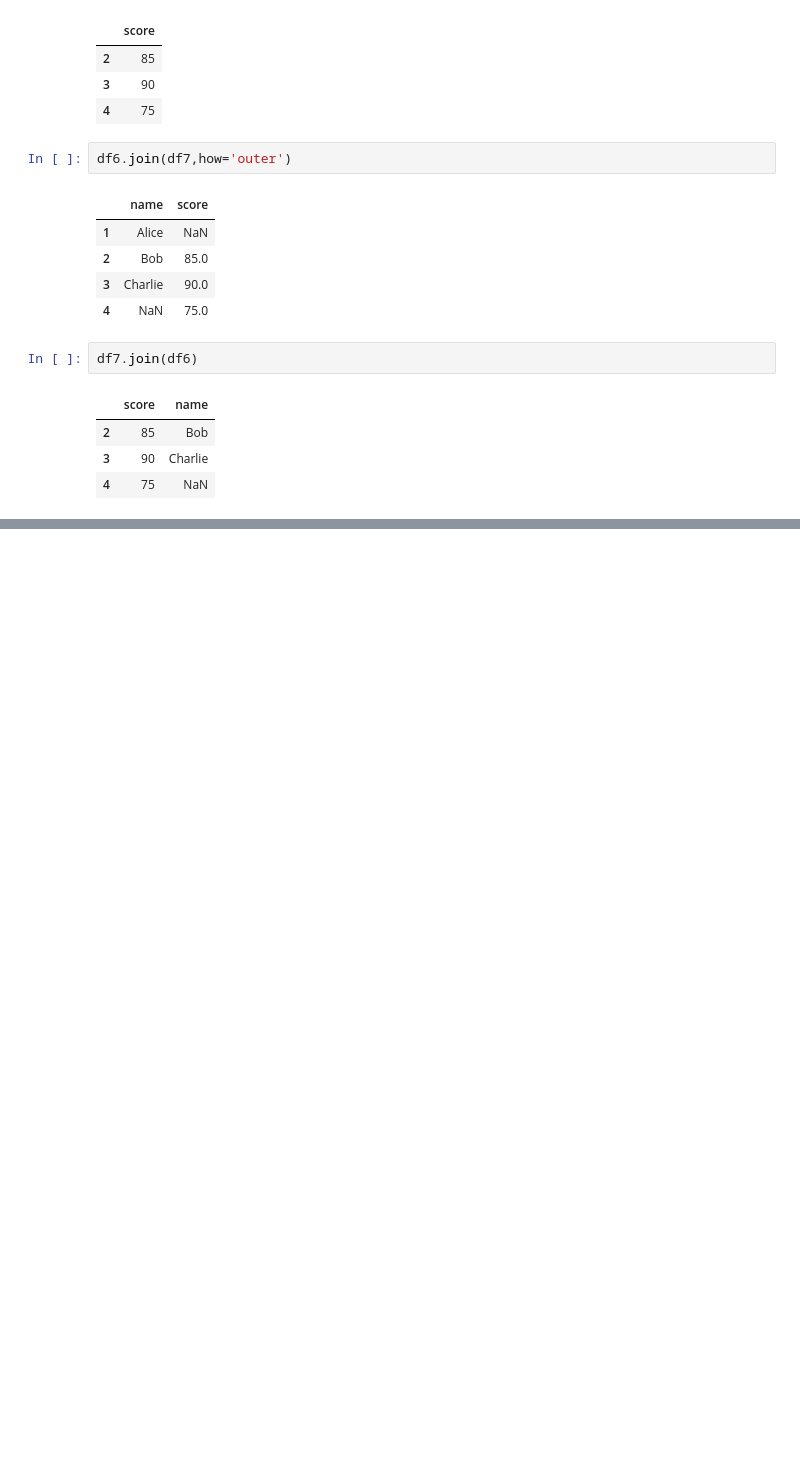
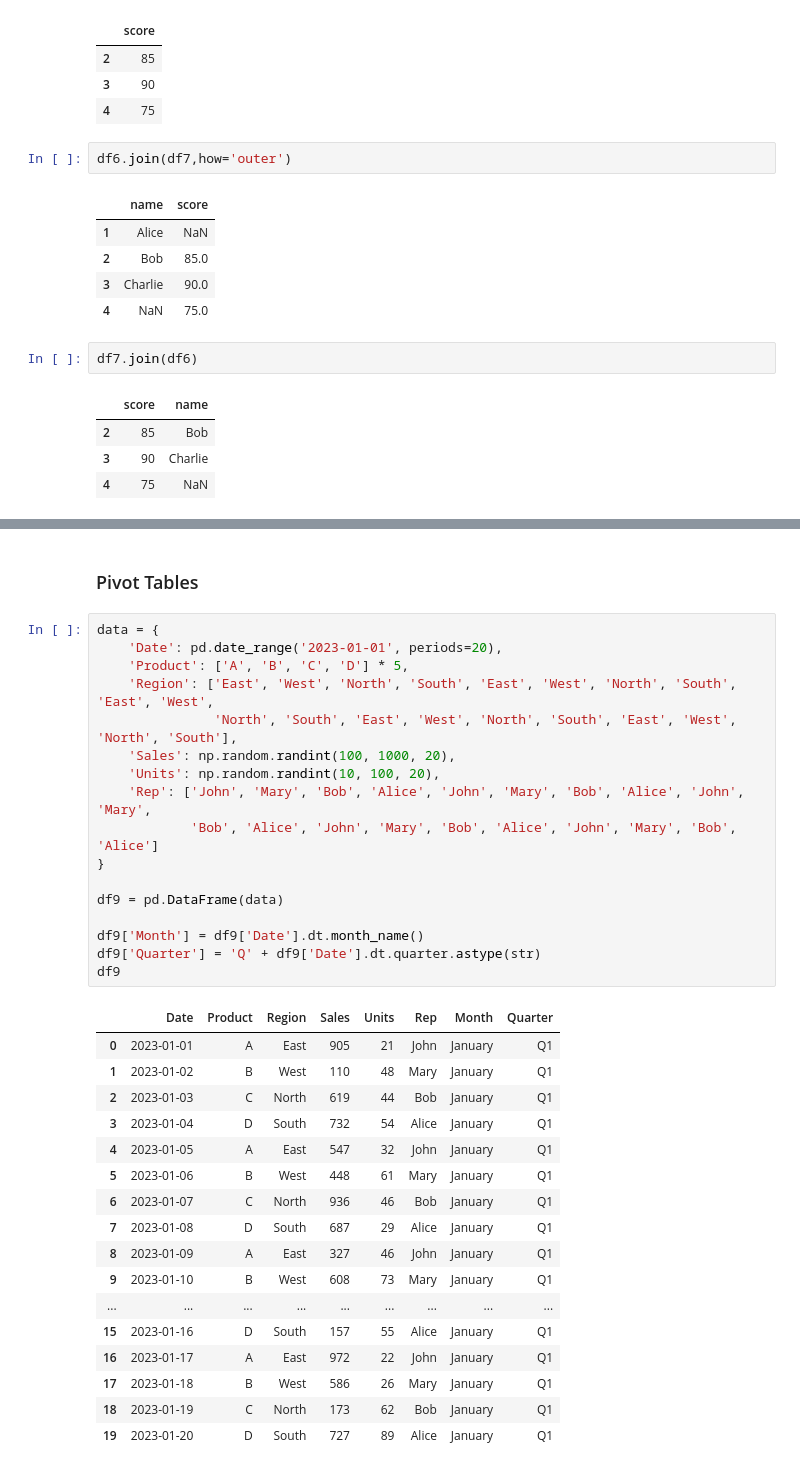
Before and after one commit to nishita-esrat/machine-learning, a Jupyter notebook: pandas/pandas.ipynb, the cells around one changed output, grey strips where cells are left out. Drawn from its saved outputs; the diff is of its cells as text; blank space fills up the shorter version.

Commit message:
GroupBy , Aggregation , Pivot Tables , Cross Tabs,DataFrames Basic Operations,DataFrames Applying Functions

```diff
--- a/pandas/pandas.ipynb
+++ b/pandas/pandas.ipynb
@@ -539,0 +652,37 @@ df7.join(df6)
+# %% [markdown]
+### Pivot Tables
+# %%
+data = {
+    'Date': pd.date_range('2023-01-01', periods=20),
+    'Product': ['A', 'B', 'C', 'D'] * 5,
+    'Region': ['East', 'West', 'North', 'South', 'East', 'West', 'North', 'South', 'East', 'West',
+               'North', 'South', 'East', 'West', 'North', 'South', 'East', 'West', 'North', 'South'],
+    'Sales': np.random.randint(100, 1000, 20),
+    'Units': np.random.randint(10, 100, 20),
+    'Rep': ['John', 'Mary', 'Bob', 'Alice', 'John', 'Mary', 'Bob', 'Alice', 'John', 'Mary',
+            'Bob', 'Alice', 'John', 'Mary', 'Bob', 'Alice', 'John', 'Mary', 'Bob', 'Alice']
+}
+
+df9 = pd.DataFrame(data)
+
+df9['Month'] = df9['Date'].dt.month_name()
+df9['Quarter'] = 'Q' + df9['Date'].dt.quarter.astype(str)
+df9
+# %% [output]
+|  | Date | Product | Region | Sales | Units | Rep | Month | Quarter |
+| 0 | 2023-01-01 | A | East | 905 | 21 | John | January | Q1 |
+| 1 | 2023-01-02 | B | West | 110 | 48 | Mary | January | Q1 |
+| 2 | 2023-01-03 | C | North | 619 | 44 | Bob | January | Q1 |
+| 3 | 2023-01-04 | D | South | 732 | 54 | Alice | January | Q1 |
+| 4 | 2023-01-05 | A | East | 547 | 32 | John | January | Q1 |
+| 5 | 2023-01-06 | B | West | 448 | 61 | Mary | January | Q1 |
+| 6 | 2023-01-07 | C | North | 936 | 46 | Bob | January | Q1 |
+| 7 | 2023-01-08 | D | South | 687 | 29 | Alice | January | Q1 |
+| 8 | 2023-01-09 | A | East | 327 | 46 | John | January | Q1 |
+| 9 | 2023-01-10 | B | West | 608 | 73 | Mary | January | Q1 |
+| ... | ... | ... | ... | ... | ... | ... | ... | ... |
+| 15 | 2023-01-16 | D | South | 157 | 55 | Alice | January | Q1 |
+| 16 | 2023-01-17 | A | East | 972 | 22 | John | January | Q1 |
+| 17 | 2023-01-18 | B | West | 586 | 26 | Mary | January | Q1 |
+| 18 | 2023-01-19 | C | North | 173 | 62 | Bob | January | Q1 |
+| 19 | 2023-01-20 | D | South | 727 | 89 | Alice | January | Q1 |
```
Also changed, not shown: parts of 26 cells of this notebook.
